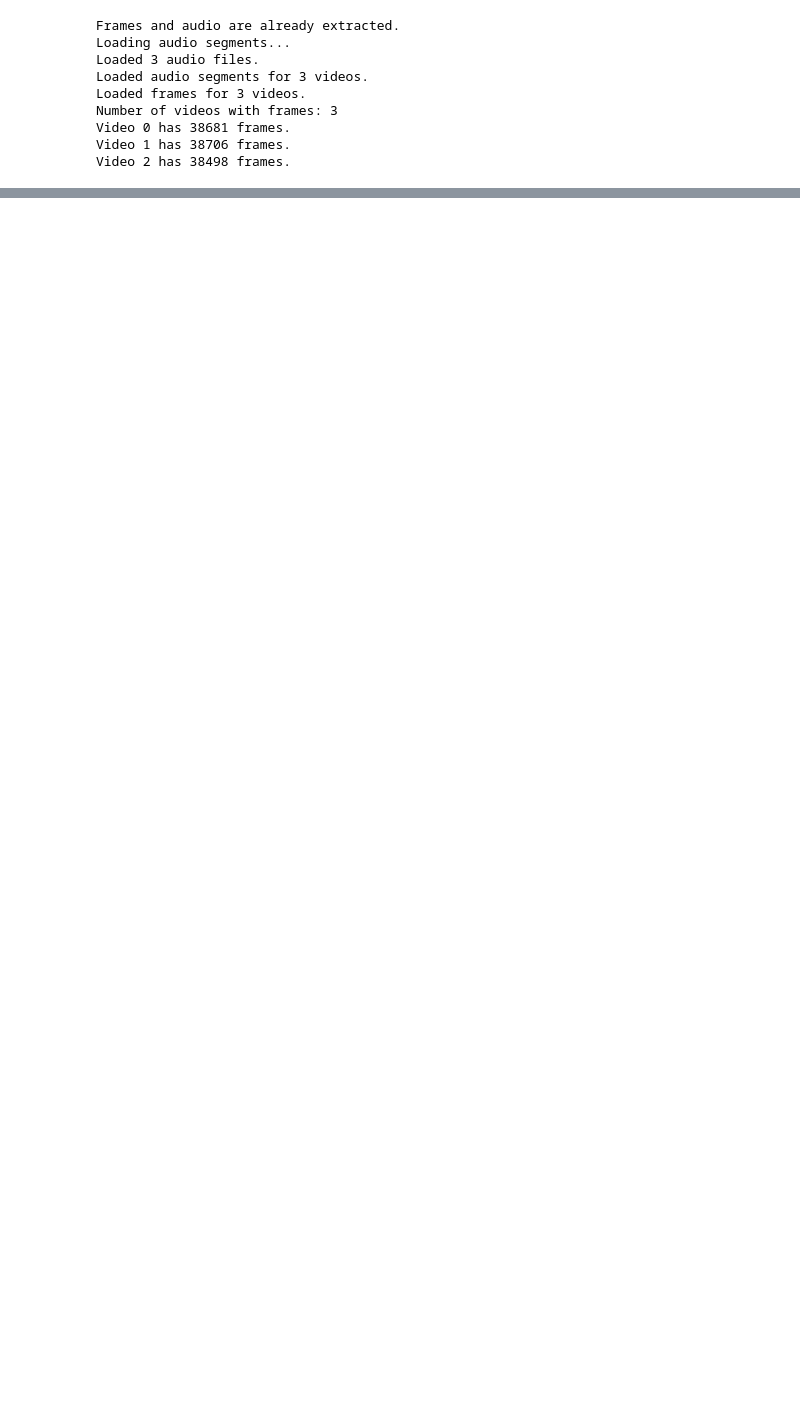
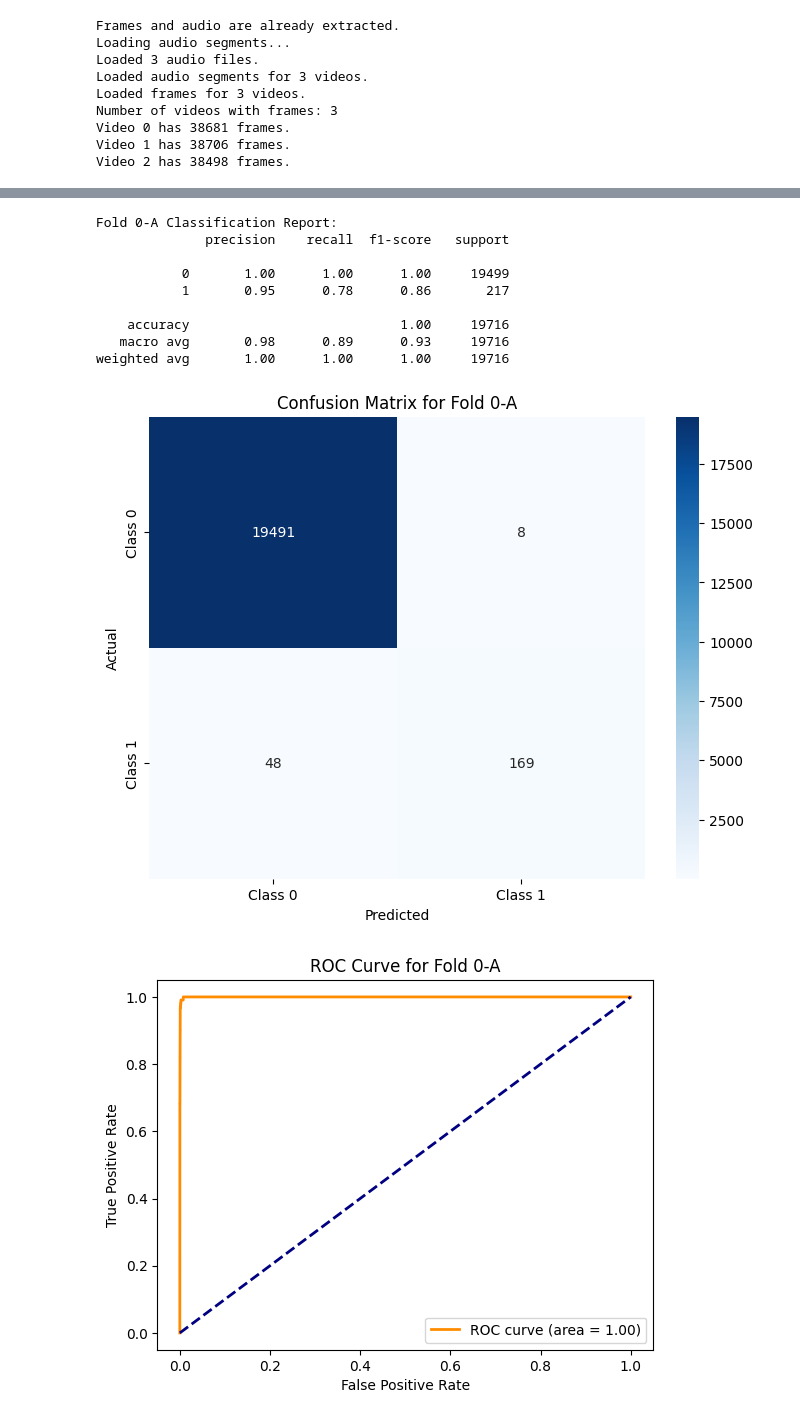
Before and after one commit to olesasha/find_kermit, a Jupyter notebook: sim2_hybrid_analysis.ipynb, the cells around one changed output, grey strips where cells are left out. Drawn from its saved outputs; the diff is of its cells as text; code cells hidden in the pictures; blank space fills up the shorter version.

```diff
--- a/sim2_hybrid_analysis.ipynb
+++ b/sim2_hybrid_analysis.ipynb
@@ -118,0 +340,14 @@ feature_df.shape
+# %%
+evaluate_model(best_model_xgb_cook, feature_df, train_cols, 'Cook_combi', results_xgb_cook, spec_fold= "best")
+# %% [output]
+Fold 0-A Classification Report:
+              precision    recall  f1-score   support
+
+           0       1.00      1.00      1.00     19499
+           1       0.95      0.78      0.86       217
+
+    accuracy                           1.00     19716
+   macro avg       0.98      0.89      0.93     19716
+weighted avg       1.00      1.00      1.00     19716
+[figure, added]
+[figure, added]
```
Also changed, not shown: parts of 41 cells of this notebook, 1 other file.
